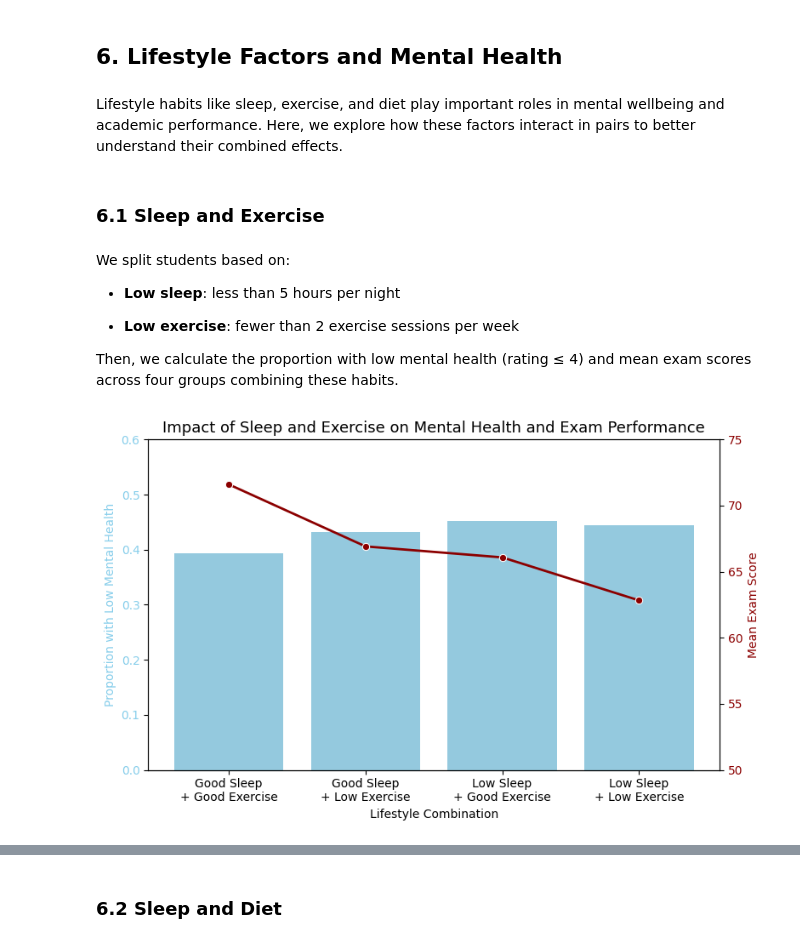
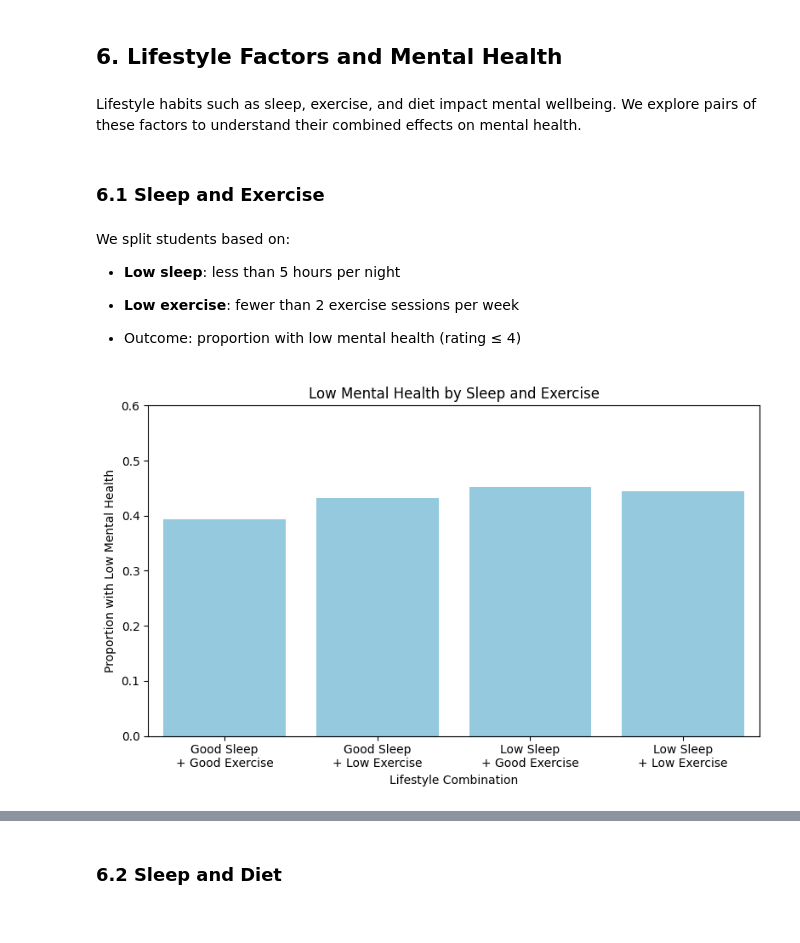
Before and after one commit to martyna-haliniak/visualisations_in_python, a Jupyter notebook: visualisations_task.ipynb, the cells around one changed output, grey strips where cells are left out. Saved outputs shown, nothing was run; the diff lists cells and outputs as text; code cells hidden in the pictures.

```diff
--- a/visualisations_task.ipynb
+++ b/visualisations_task.ipynb
@@ -459,7 +459,7 @@ The lowest exam scores come from students with low study time, high screen use,
 # %% [markdown]
 ## 6. Lifestyle Factors and Mental Health
 # %% [markdown]
-Lifestyle habits like sleep, exercise, and diet play important roles in mental wellbeing and academic performance. Here, we explore how these factors interact in pairs to better understand their combined effects.
+Lifestyle habits such as sleep, exercise, and diet impact mental wellbeing. We explore pairs of these factors to understand their combined effects on mental health.
 # %% [markdown]
 ### 6.1 Sleep and Exercise
 # %% [markdown]
@@ -469,56 +469,44 @@ We split students based on:
 
 - **Low exercise**: fewer than 2 exercise sessions per week
 
-Then, we calculate the proportion with low mental health (rating ≤ 4) and mean exam scores across four groups combining these habits.
+- Outcome: proportion with low mental health (rating ≤ 4)
 # %%
 # Binary splits
 df['low_sleep'] = df['sleep_hours'] < 5
 df['low_exercise'] = df['exercise_frequency'] < 2
 df['low_mental_health'] = df['mental_health_rating'] <= 4
 
 # Aggregate by groups
 summary = df.groupby(['low_sleep', 'low_exercise']).agg(
     proportion_low_mental_health=('low_mental_health', 'mean'),
-    count=('low_mental_health', 'size'),
-    mean_exam_score=('exam_score', 'mean')
+    count=('low_mental_health', 'size')
 ).reset_index()
 
-# Label groups
+# Label groups for x-axis
 conditions = [
     (summary['low_sleep']) & (summary['low_exercise']),
     (summary['low_sleep']) & (~summary['low_exercise']),
     (~summary['low_sleep']) & (summary['low_exercise']),
     (~summary['low_sleep']) & (~summary['low_exercise']),
 ]
 choices = [
     'Low Sleep\n+ Low Exercise',
     'Low Sleep\n+ Good Exercise',
     'Good Sleep\n+ Low Exercise',
     'Good Sleep\n+ Good Exercise'
 ]
 summary['group'] = np.select(conditions, choices, default='Other')
 
 # Plot
-fig, ax1 = plt.subplots(figsize=(8, 5))
-
-sns.barplot(x='group', y='proportion_low_mental_health', data=summary,
-            color='skyblue', ax=ax1)
-ax1.set_ylabel('Proportion with Low Mental Health', color='skyblue')
-ax1.set_ylim(0, 0.6)
-ax1.tick_params(axis='y', labelcolor='skyblue')
-
-ax2 = ax1.twinx()
-sns.lineplot(x='group', y='mean_exam_score', data=summary,
-             color='darkred', marker='o', linewidth=2, ax=ax2)
-ax2.set_ylabel('Mean Exam Score', color='darkred')
-ax2.set_ylim(50, 75)
-ax2.tick_params(axis='y', labelcolor='darkred')
-
-ax1.set_xlabel('Lifestyle Combination')
-plt.title('Impact of Sleep and Exercise on Mental Health and Exam Performance', fontsize=13)
+plt.figure(figsize=(8,5))
+sns.barplot(data=summary, x='group', y='proportion_low_mental_health', color='skyblue')
+plt.ylabel('Proportion with Low Mental Health')
+plt.ylim(0, 0.6)
+plt.xlabel('Lifestyle Combination')
+plt.title('Low Mental Health by Sleep and Exercise')
 plt.tight_layout()
 plt.show()
 # %% [output]
-[figure, old version]
+[figure, new version]
 # %% [markdown]
 #### Interpretation
```
Also changed, not shown: parts of 8 cells of this notebook.
